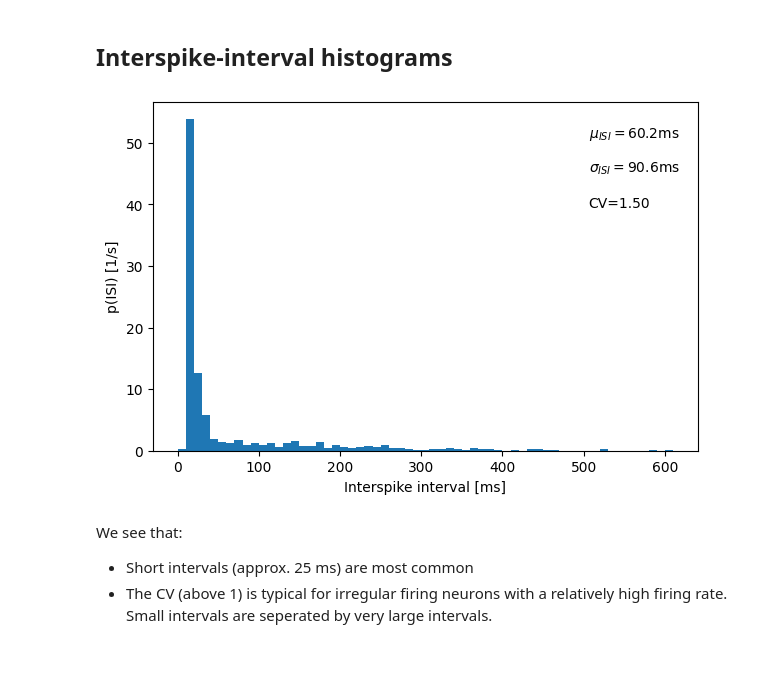
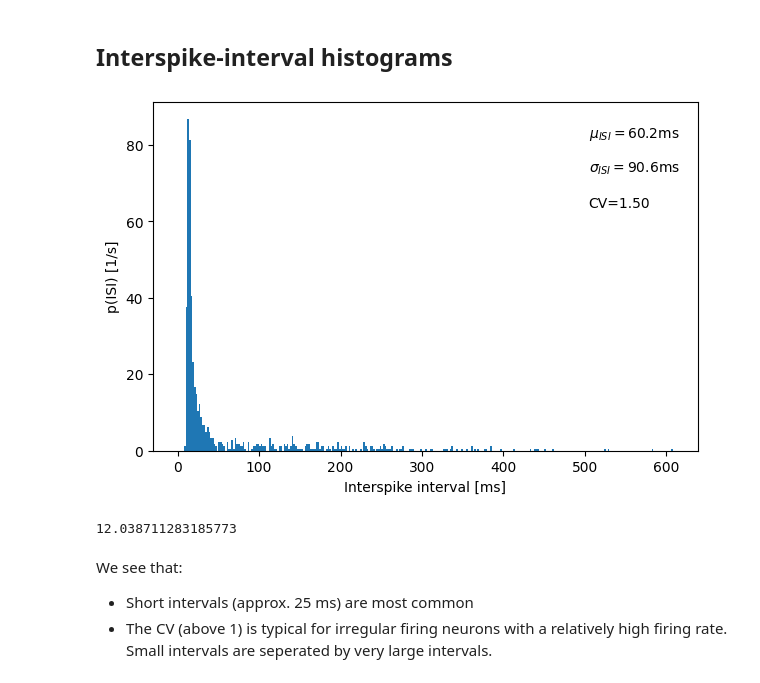
Before and after one commit to weygoldt/bursts-and-beats, a Jupyter notebook: demo_code/baseline.ipynb, the cells around one changed output. Saved outputs shown, nothing was run; the diff lists cells and outputs as text; code cells hidden in the pictures.

Commit message:
burst schwelle

```diff
--- a/demo_code/baseline.ipynb
+++ b/demo_code/baseline.ipynb
@@ -98,35 +98,41 @@ def plot_isih(ax, isis, binwidth):
     misi = np.mean(isis)
 
     # basic statistics
     sdisi = np.std(isis)
     cv = sdisi / misi
     ax.bar(centers*1000, pdf, width=binwidth*1000) # plot histogram with ISIs in ms
 
     ax.set_xlabel('Interspike interval [ms]')
     ax.set_ylabel('p(ISI) [1/s]')
 
     # annotate plot with relative coordinates (0-1, transform argument):
     # f-string to put variables values directly into the string (within {}).
     # r-string: no need to escape backslashes.
     # Matplotlib math mode enclosed in '$' supports LaTeX style typesetting.
     # In math-mode greek letters are available by their name with backslash.
     # Subscripts are introduced by '_' and are enclosed in curly brackets.
     # Since we are in an f-string we need to double the curly brackets.
 
     ax.text(0.8, 0.9, rf'$\mu_{{ISI}}={misi*1000:.1f}$ms', transform=ax.transAxes)
     ax.text(0.8, 0.8, rf'$\sigma_{{ISI}}={sdisi*1000:.1f}$ms',transform=ax.transAxes)
     ax.text(0.8, 0.7, rf'CV={cv:.2f}', transform=ax.transAxes)
+    return
 
 
 isi = isis([spike_times])
 bin_width = 0.002
 pdf, centers = isih(isi, bin_width)
 
 fig, ax = plt.subplots(constrained_layout=True, figsize = (6,4))
-plot_isih(ax, isi, 0.01)
+plot_isih(ax, isi, bin_width)
+
 plt.show()
+misi = np.mean(isi)
+burst_schwelle = 0.2 * misi
+burst_schwelle * 1000
 # %% [output]
-[figure, old version]
+[figure, new version]
+12.038711283185773
 # %% [markdown]
 We see that:
 - Short intervals (approx. 25 ms) are most common
```
